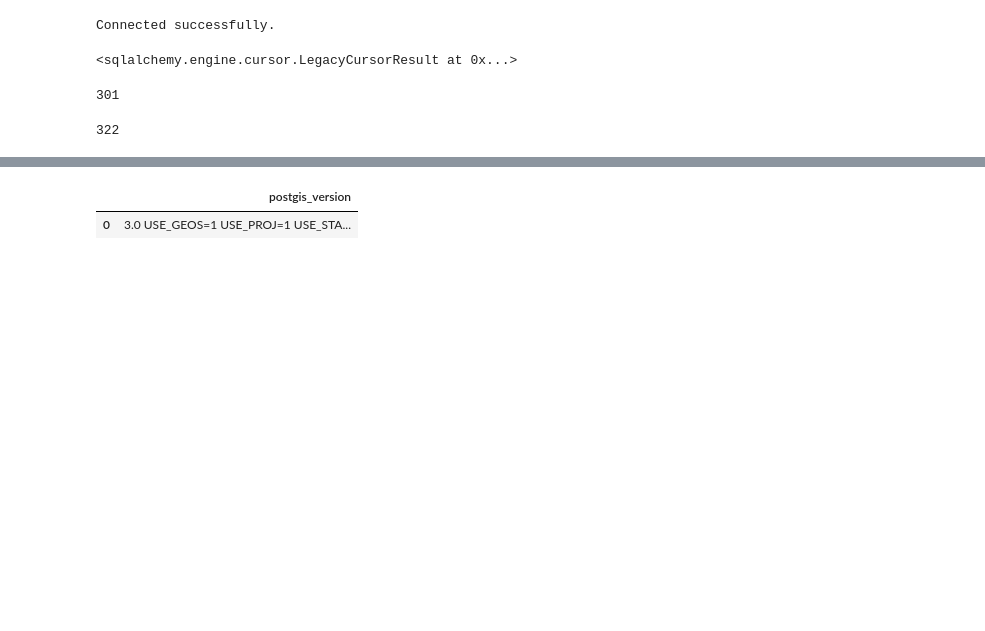
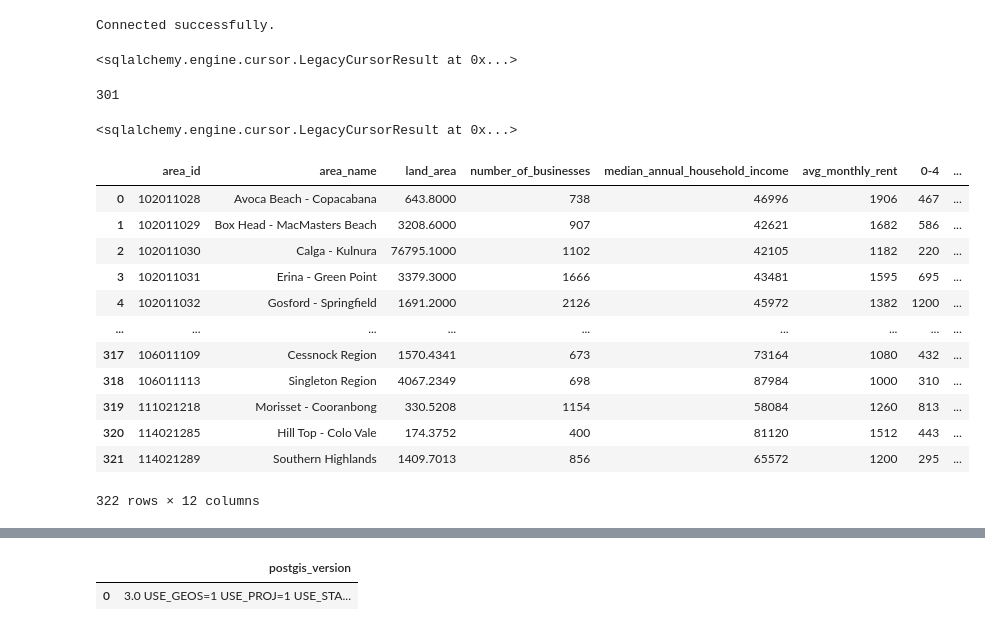
Before and after one commit to Kyle240/Data2001, a Jupyter notebook: Assignment.ipynb, the cells around one changed output, grey strips where cells are left out. Drawn from its saved outputs; the diff is of its cells as text; code cells hidden in the pictures; blank space fills up the shorter version.

```diff
--- a/Assignment.ipynb
+++ b/Assignment.ipynb
@@ -49,6 +49,8 @@ def query(conn, sqlcmd, args=None, df=True):
     return result
 # %%
 def split(word):
+    if type(word)==int:
+        word=str(word)
     return [char for char in word]
 def toInt(st):
     parts=split(st)
@@ -90,24 +92,70 @@ Businessdata.to_sql("businessstats", con=conn, if_exists='append', index=False)
 conn.execute("""
 DROP TABLE IF EXISTS Neighbourhoods;
 CREATE TABLE Neighbourhoods(
+    "Unnamed: 0" Integer,
    area_id INTEGER,
    area_name VARCHAR(50),
    land_area FLOAT,
-   population VARCHAR(50),
-   number_of_dwellings VARCHAR(50),
    number_of_businesses INTEGER,
    median_annual_household_income INTEGER,
    avg_monthly_rent INTEGER,
-   "0_4" INTEGER,
-   "5_9" INTEGER,
-   "10_14" INTEGER,
-   "15_19" INTEGER
+   "0-4" INTEGER,
+   "5-9" INTEGER,
+   "10-14" INTEGER,
+   "15-19" INTEGER
 );""")
-Neighbourhoodsdata = pd.read_csv('Neighbourhoods.csv')
+ls=["Unnamed: 0","area_id","area_name","land_area","number_of_businesses","median_annual_household_income","avg_monthly_rent","0-4","5-9","10-14","15-19"]
+Neighbourhoodsdata = pd.read_csv('Neighbourhoods.csv',usecols=ls)
 Neighbourhoodsdata.fillna(0, inplace = True)
 Neighbourhoodsdata.to_sql("neighbourhoods", con=conn, if_exists='append', index=False)
+population=pd.read_csv('Neighbourhoods.csv',usecols=["population"])
+dwelling=pd.read_csv('Neighbourhoods.csv',usecols=["number_of_dwellings"])
+population.fillna(0, inplace = True)
+dwelling.fillna(0, inplace = True)
-# %% [output]
-322
+# %%
+conn.execute("""
+ALter table neighbourhoods
+ADD population INTEGER
+""")
+conn.execute("""
+ALter table neighbourhoods
+ADD number_of_dwellings INTEGER
+""")
+# %% [output]
+<sqlalchemy.engine.cursor.LegacyCursorResult at 0x...>
+# %%
+i=0
+while i<322:
+    pop=toInt(population.loc[i]["population"])
+    conn.execute("""
+    Update neighbourhoods
+    set population = {}
+    where "Unnamed: 0" ={}""".format(pop,i))
+    dwellings=toInt(dwelling.loc[i]["number_of_dwellings"])
+    conn.execute("""
+    Update neighbourhoods
+    set number_of_dwellings = {}
+    where "Unnamed: 0" ={}""".format(dwellings,i))
+    i+=1
+conn.execute("""
+ALter table neighbourhoods
+drop column "Unnamed: 0"
+""")
+query(conn,"""select * from neighbourhoods""")
+# %% [output]
+|  | area_id | area_name | land_area | number_of_businesses | median_annual_household_income | avg_monthly_rent | 0-4 | ... |
+| 0 | 102011028 | Avoca Beach - Copacabana | 643.8000 | 738 | 46996 | 1906 | 467 | ... |
+| 1 | 102011029 | Box Head - MacMasters Beach | 3208.6000 | 907 | 42621 | 1682 | 586 | ... |
+| 2 | 102011030 | Calga - Kulnura | 76795.1000 | 1102 | 42105 | 1182 | 220 | ... |
+| 3 | 102011031 | Erina - Green Point | 3379.3000 | 1666 | 43481 | 1595 | 695 | ... |
+| 4 | 102011032 | Gosford - Springfield | 1691.2000 | 2126 | 45972 | 1382 | 1200 | ... |
+| ... | ... | ... | ... | ... | ... | ... | ... | ... |
+| 317 | 106011109 | Cessnock Region | 1570.4341 | 673 | 73164 | 1080 | 432 | ... |
+| 318 | 106011113 | Singleton Region | 4067.2349 | 698 | 87984 | 1000 | 310 | ... |
+| 319 | 111021218 | Morisset - Cooranbong | 330.5208 | 1154 | 58084 | 1260 | 813 | ... |
+| 320 | 114021285 | Hill Top - Colo Vale | 174.3752 | 400 | 81120 | 1512 | 443 | ... |
+| 321 | 114021289 | Southern Highlands | 1409.7013 | 856 | 65572 | 1200 | 295 | ... |
+322 rows × 12 columns
 # %%
 SA2_data = gpd.read_file("SA2_2016_AUST/SA2_2016_AUST.shp")
 SA2_data = SA2_data.replace(to_replace='None', value=np.nan).dropna()
```
Also changed, not shown: parts of 21 cells of this notebook.
